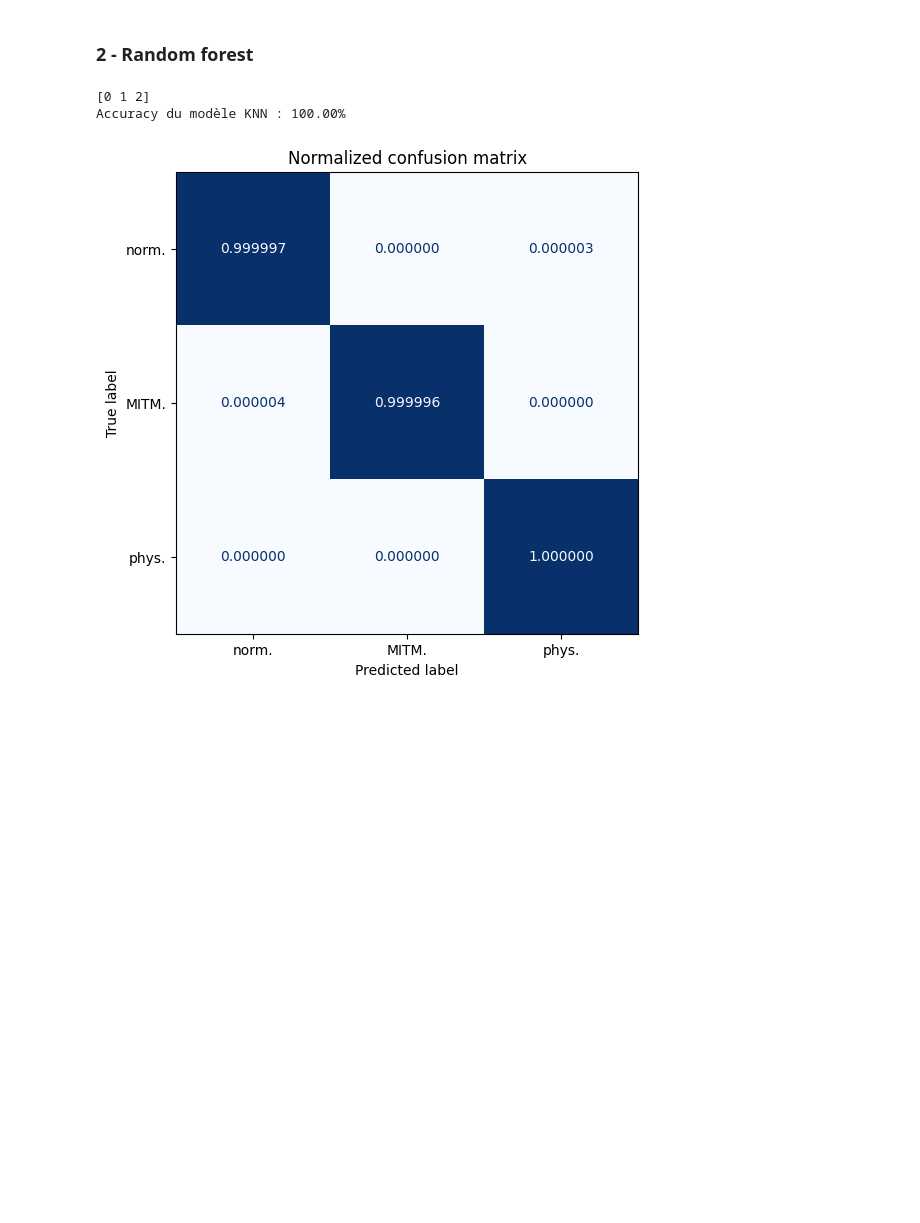
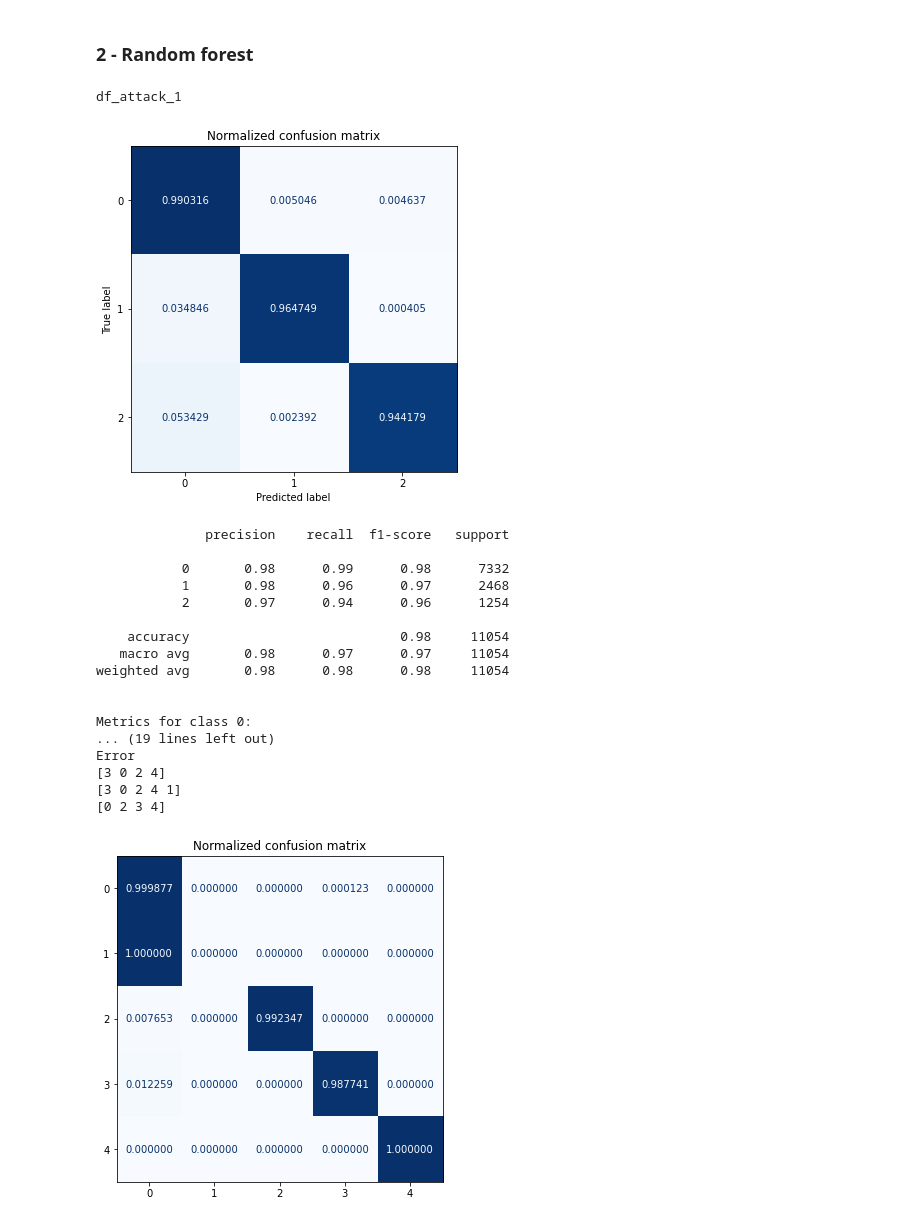
Before and after one commit to Mouret-Orfeu/Projet-Protection-des-donnees, a Jupyter notebook: network_detection.ipynb, the cells around one changed output. Drawn from its saved outputs; the diff is of its cells as text; code cells hidden in the pictures; blank space fills up the shorter version.

```diff
--- a/network_detection.ipynb
+++ b/network_detection.ipynb
@@ -149,8 +306,32 @@ Précision du modèle KNN : 99.74%
 # %% [markdown]
 ### 2 - Random forest
-# %%
-randomForest_attack_detector(df_attack_)
-# %% [output]
-[0 1 2]
-Accuracy du modèle KNN : 100.00%
-[figure, removed]
+# %%
+dataframes = [df_attack_1, df_attack_2, df_attack_3, df_attack_4]
+dataframes_name = ['df_attack_1', 'df_attack_2', 'df_attack_3', 'df_attack_4']
+
+i=0
+for df in dataframes:
+    print("\n\n\033[1;33m" + dataframes_name[i] + "\033[0m")
+    randomForest_attack_detector(df, dataframes_name[i] + "_conf_mat", "Random_forest")
+    i+=1
+# %% [output]
+df_attack_1
+[figure, added]
+              precision    recall  f1-score   support
+
+           0       0.98      0.99      0.98      7332
+           1       0.98      0.96      0.97      2468
+           2       0.97      0.94      0.96      1254
+
+    accuracy                           0.98     11054
+   macro avg       0.98      0.97      0.97     11054
+weighted avg       0.98      0.98      0.98     11054
+
+
+Metrics for class 0:
+... (19 lines left out)
+Error
+[3 0 2 4]
+[3 0 2 4 1]
+[0 2 3 4]
+[figure, added]
```
Also changed, not shown: parts of 17 cells of this notebook, 5 other files.
